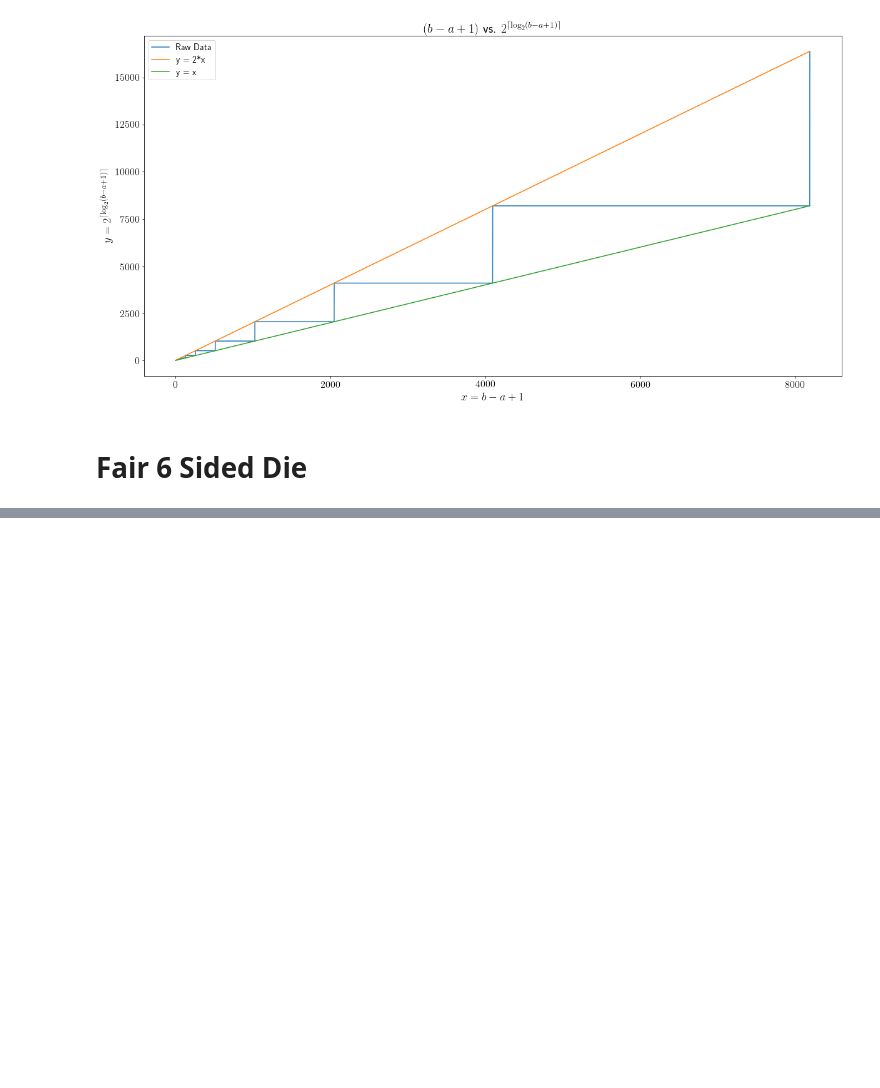
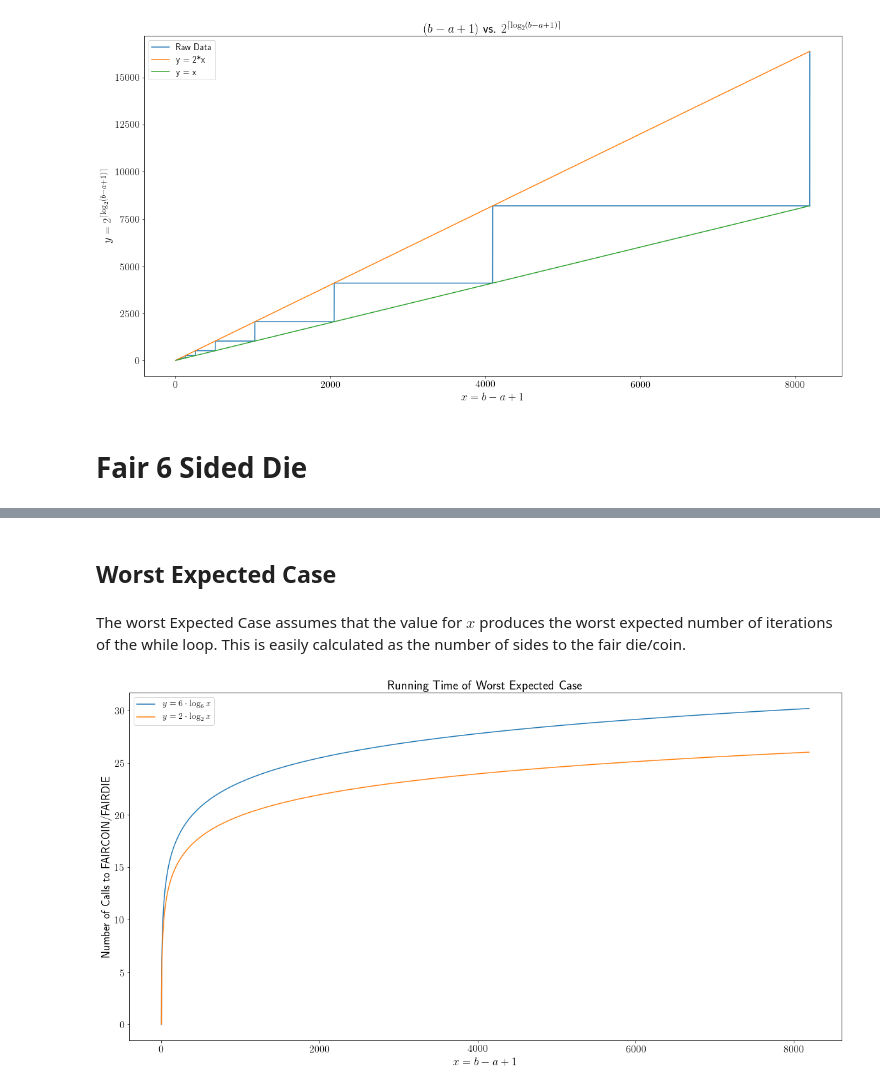
Before and after one commit to jonathan-shahen/public-jupyter-notebooks, a Jupyter notebook: 2017-09-ece-606-algorithms/ECE 606 Quiz 5.ipynb, the cells around one changed output, grey strips where cells are left out. Cells and saved outputs as stored; diff of their text form; code cells hidden in the pictures; blank space fills up the shorter version.

Commit message:
adding average time and 6 sided die example

```diff
--- a/2017-09-ece-606-algorithms/ECE 606 Quiz 5.ipynb
+++ b/2017-09-ece-606-algorithms/ECE 606 Quiz 5.ipynb
@@ -68,0 +70,14 @@ ceil(log_6(b-a+1)):                      [0 1 1 ..., 6 6 6]
+# %% [markdown]
+## Worst Expected Case
+# %% [markdown]
+The worst Expected Case assumes that the value for $x$ produces the worst expected number of iterations of the while loop. This is easily calculated as the number of sides to the fair die/coin.
+# %%
+plt.figure(figsize=(20,10)); plt.title(r'Running Time of Worst Expected Case',fontsize=20)
+plt.xlabel('$x = b - a + 1$', fontsize=18);plt.ylabel(r'Number of Calls to FAIRCOIN/FAIRDIE', fontsize=18)
+plt.yticks(fontsize=16);plt.xticks(fontsize=16)
+plt.plot(x, 6 * np.log(x)/np.log(6), label=r'$y = 6 \cdot\log_6{x}$')
+plt.plot(x, 2 * np.log(x)/np.log(2), label=r'$y = 2 \cdot\log_2{x}$')
+plt.legend(fontsize=14)
+plt.show()
+# %% [output]
+[figure, added]
```
Also changed, not shown: parts of 4 cells of this notebook.
